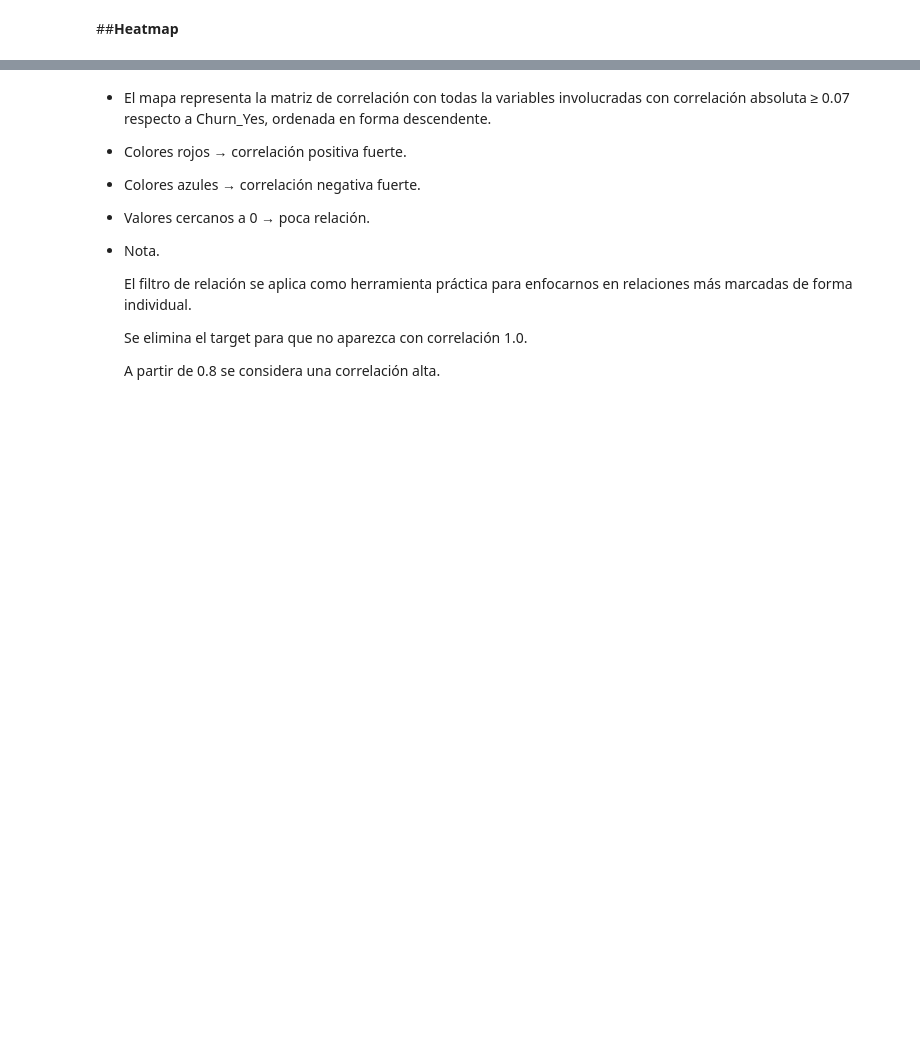
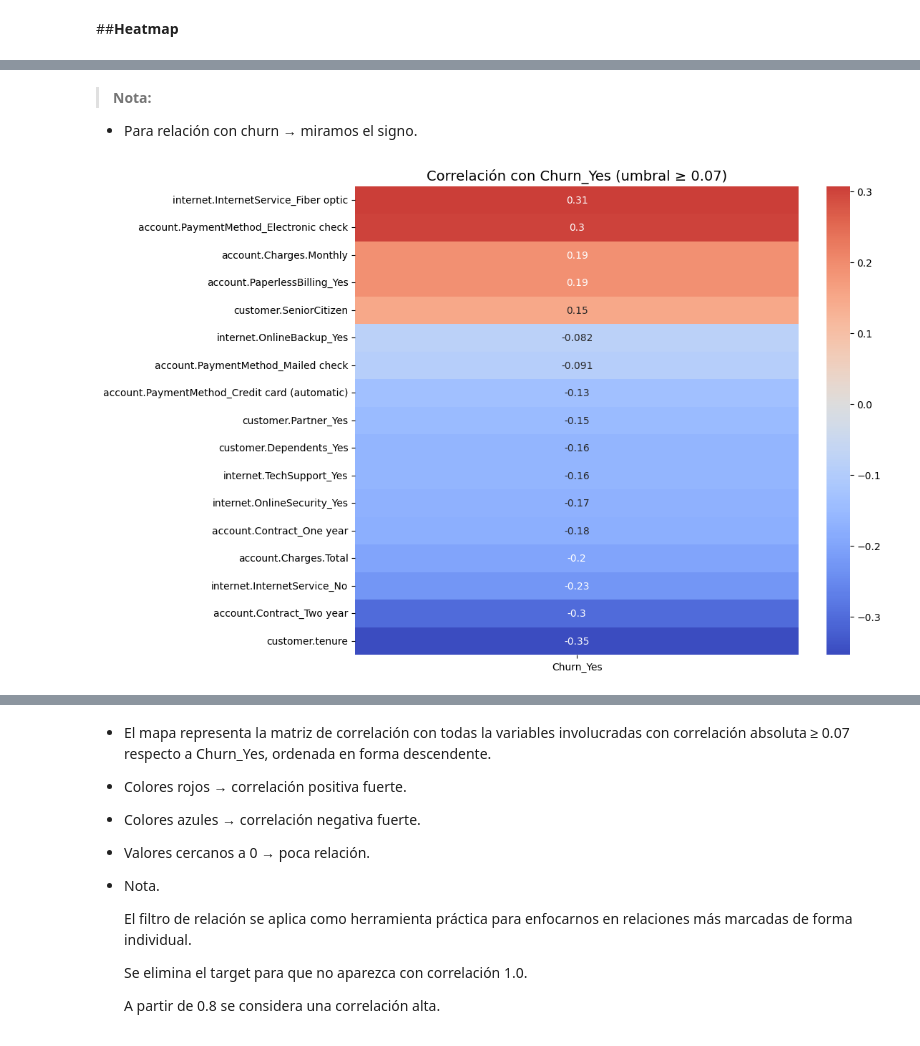
Before and after one commit to EuniceGarcia503/Challenge3_TelecomX_LATAM_parte_II, a Jupyter notebook: Challenge_TelecomX_parte_II.ipynb, the cells around one changed output, grey strips where cells are left out. Cells and saved outputs as stored; diff of their text form; code cells hidden in the pictures; blank space fills up the shorter version.

Commit message:
Agrego análisis preliminar de heatmap.

```diff
--- a/Challenge_TelecomX_parte_II.ipynb
+++ b/Challenge_TelecomX_parte_II.ipynb
@@ -432,3 +411,3 @@ display(df_filtrado.head())
 # %%
-df_encoding = pd.get_dummies(df_clean, columns=col_categoricas, drop_first=True)
-df_encoding.head()
+df_encoding_dummies = pd.get_dummies(df_clean, columns=col_categoricas, drop_first=True)
+df_encoding_dummies.head()
@@ -455,25 +484,30 @@ print(corr_target)
+# %% [markdown]
+> **Nota:**
+* Para relación con churn → miramos el signo.
 # %%
 
 # Variable objetivo
 target_var = 'Churn_Yes'
 
 # Calcular matriz de correlación
-corr = df_encoding.corr()
+corr = df_encoding_dummies.corr()
 
 # Filtrar por correlación mínima con el target (0.07)
 corr_target = corr[target_var][abs(corr[target_var]) >= 0.07]
 
 # Quitar el target de la lista para no graficarlo consigo mismo
 corr_target = corr_target.drop(target_var)
 
 # Ordenar por mayor correlación
 corr_target = corr_target.sort_values(ascending=False)
 
 # Crear un dataframe filtrado solo con las variables relevantes
 corr_filtrada = corr.loc[corr_target.index]
 
 # Graficar heatmap
 plt.figure(figsize=(10, len(corr_target) * 0.5))  # alto dinámico según cantidad de variables
 sns.heatmap(corr_filtrada[[target_var]], annot=True, cmap="coolwarm", center=0)
 plt.title(f"Correlación con {target_var} (umbral ≥ 0.07)", fontsize=14)
 plt.show()
+# %% [output]
+[figure, added]
```
Also changed, not shown: parts of 35 cells of this notebook.
